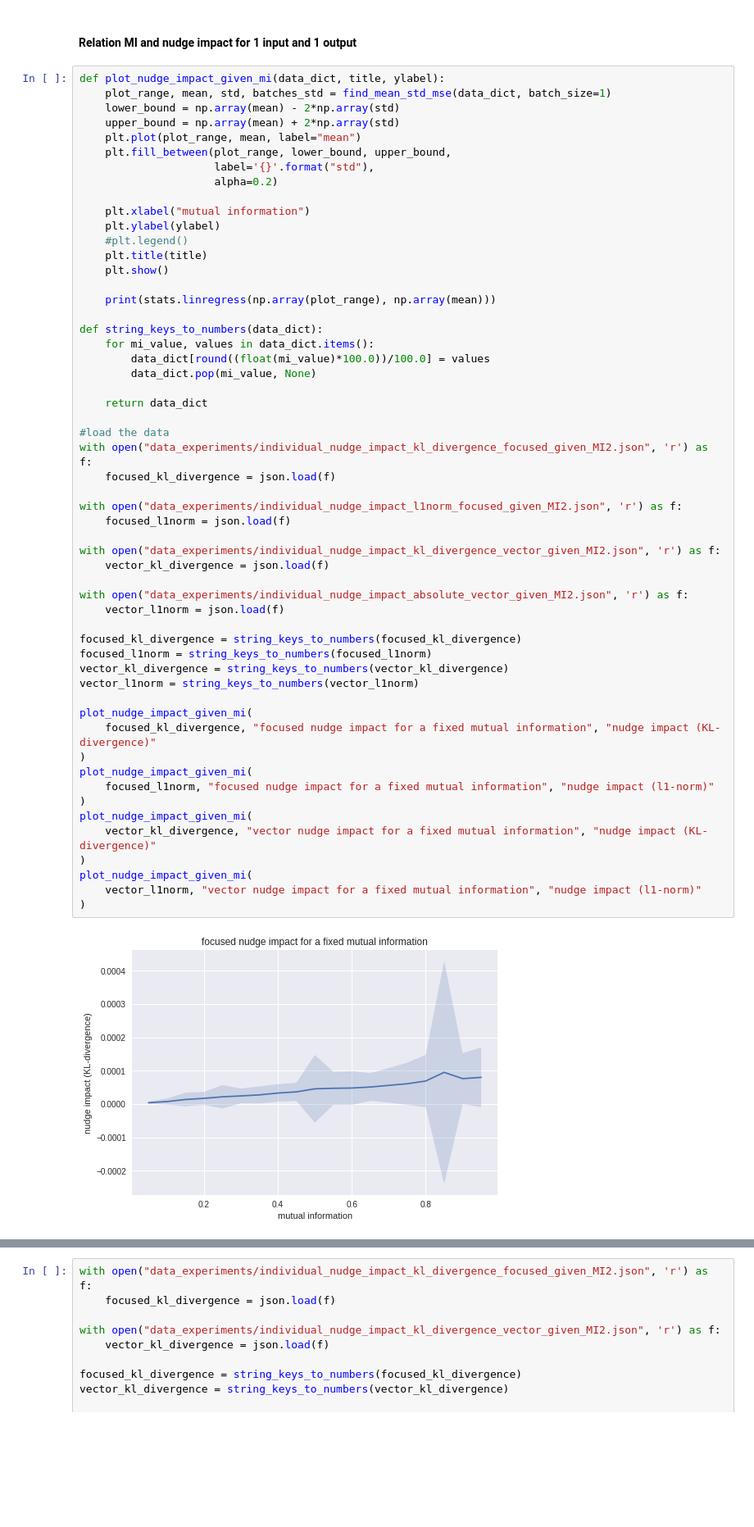
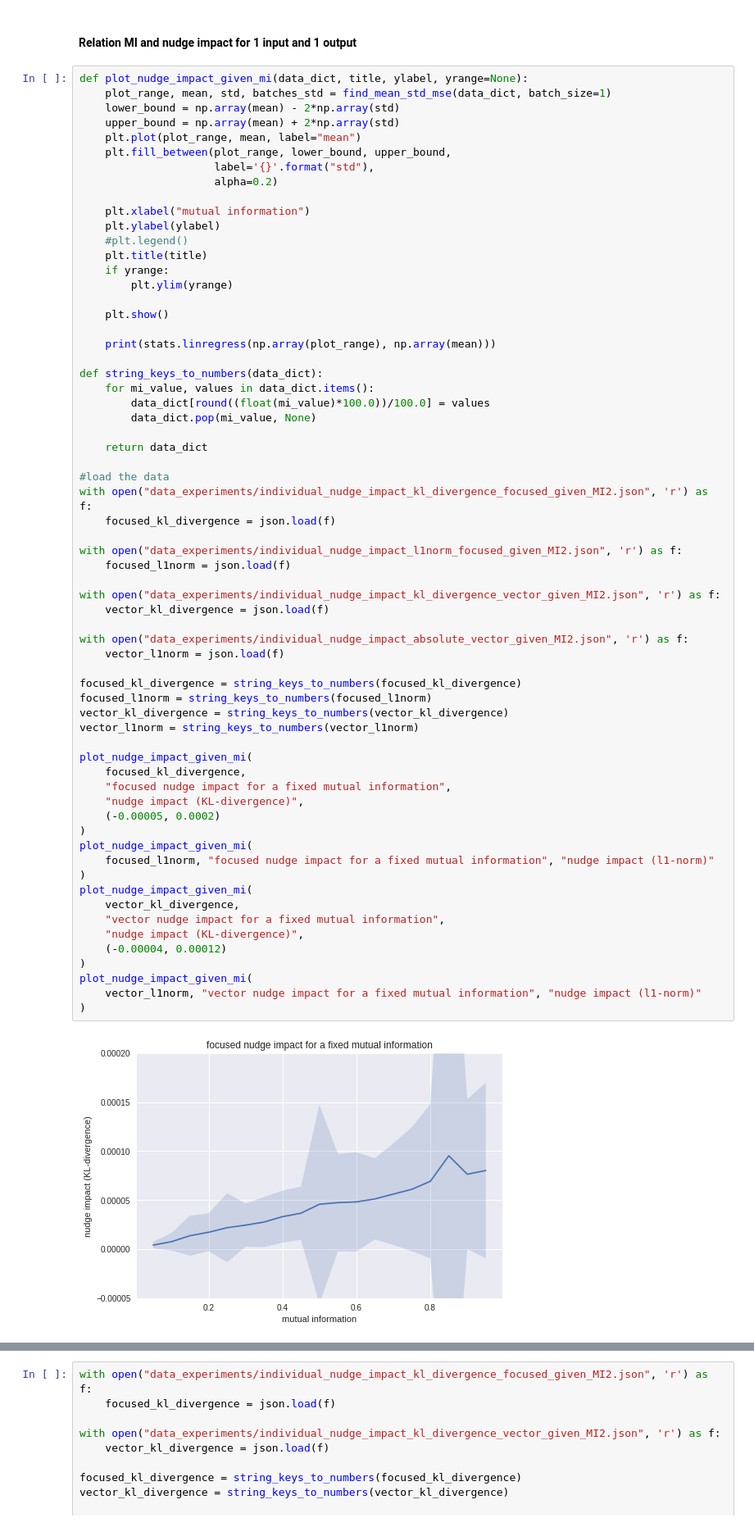
Before and after one commit to cjidboon94/master_thesis, a Jupyter notebook: combine_data3.ipynb, the cells around one changed output, grey strips where cells are left out. Shown: that part at 82% size. Saved outputs shown, nothing was run; the diff lists cells and outputs as text; blank space fills up the shorter version.

Commit message:
add plots of the correlations between MI and individual nudge impact

```diff
--- a/combine_data3.ipynb
+++ b/combine_data3.ipynb
@@ -518,7 +535,7 @@ LinregressResult(slope=35634.492456292159, intercept=0.0025311229418549137, rval
 # %% [markdown]
 #### Relation MI and nudge impact for 1 input and 1 output
 # %%
-def plot_nudge_impact_given_mi(data_dict, title, ylabel):
+def plot_nudge_impact_given_mi(data_dict, title, ylabel, yrange=None):
     plot_range, mean, std, batches_std = find_mean_std_mse(data_dict, batch_size=1)
     lower_bound = np.array(mean) - 2*np.array(std)
     upper_bound = np.array(mean) + 2*np.array(std)
@@ -531,6 +548,9 @@ def plot_nudge_impact_given_mi(data_dict, title, ylabel):
     plt.ylabel(ylabel)
     #plt.legend()
     plt.title(title)
+    if yrange:
+        plt.ylim(yrange)
+
     plt.show()
 
     print(stats.linregress(np.array(plot_range), np.array(mean)))
@@ -544,36 +564,42 @@ def string_keys_to_numbers(data_dict):
 
 #load the data
 with open("data_experiments/individual_nudge_impact_kl_divergence_focused_given_MI2.json", 'r') as f:
     focused_kl_divergence = json.load(f)
 
 with open("data_experiments/individual_nudge_impact_l1norm_focused_given_MI2.json", 'r') as f:
     focused_l1norm = json.load(f)
 
 with open("data_experiments/individual_nudge_impact_kl_divergence_vector_given_MI2.json", 'r') as f:
     vector_kl_divergence = json.load(f)
 
 with open("data_experiments/individual_nudge_impact_absolute_vector_given_MI2.json", 'r') as f:
     vector_l1norm = json.load(f)
 
 focused_kl_divergence = string_keys_to_numbers(focused_kl_divergence)
 focused_l1norm = string_keys_to_numbers(focused_l1norm)
 vector_kl_divergence = string_keys_to_numbers(vector_kl_divergence)
 vector_l1norm = string_keys_to_numbers(vector_l1norm)
 
 plot_nudge_impact_given_mi(
-    focused_kl_divergence, "focused nudge impact for a fixed mutual information", "nudge impact (KL-divergence)"
+    focused_kl_divergence,
+    "focused nudge impact for a fixed mutual information",
+    "nudge impact (KL-divergence)",
+    (-0.00005, 0.0002)
 )
 plot_nudge_impact_given_mi(
     focused_l1norm, "focused nudge impact for a fixed mutual information", "nudge impact (l1-norm)"
 )
 plot_nudge_impact_given_mi(
-    vector_kl_divergence, "vector nudge impact for a fixed mutual information", "nudge impact (KL-divergence)"
+    vector_kl_divergence,
+    "vector nudge impact for a fixed mutual information",
+    "nudge impact (KL-divergence)",
+    (-0.00004, 0.00012)
 )
 plot_nudge_impact_given_mi(
     vector_l1norm, "vector nudge impact for a fixed mutual information", "nudge impact (l1-norm)"
 )
 # %% [output]
-[figure, old version]
+[figure, new version]
 LinregressResult(slope=8.9538989938022217e-05, intercept=-1.7405298760888005e-06, rvalue=0.97631836222698176, pvalue=9.7030574616825959e-13, stderr=4.8120551125733056e-06)
 [figure]
 LinregressResult(slope=0.0051891143725578959, intercept=0.0023233862251373586, rvalue=0.97543610692168548, pvalue=1.3201901114868162e-12, stderr=0.00028421699787717131)
```
Also changed, not shown: parts of 12 cells of this notebook.
